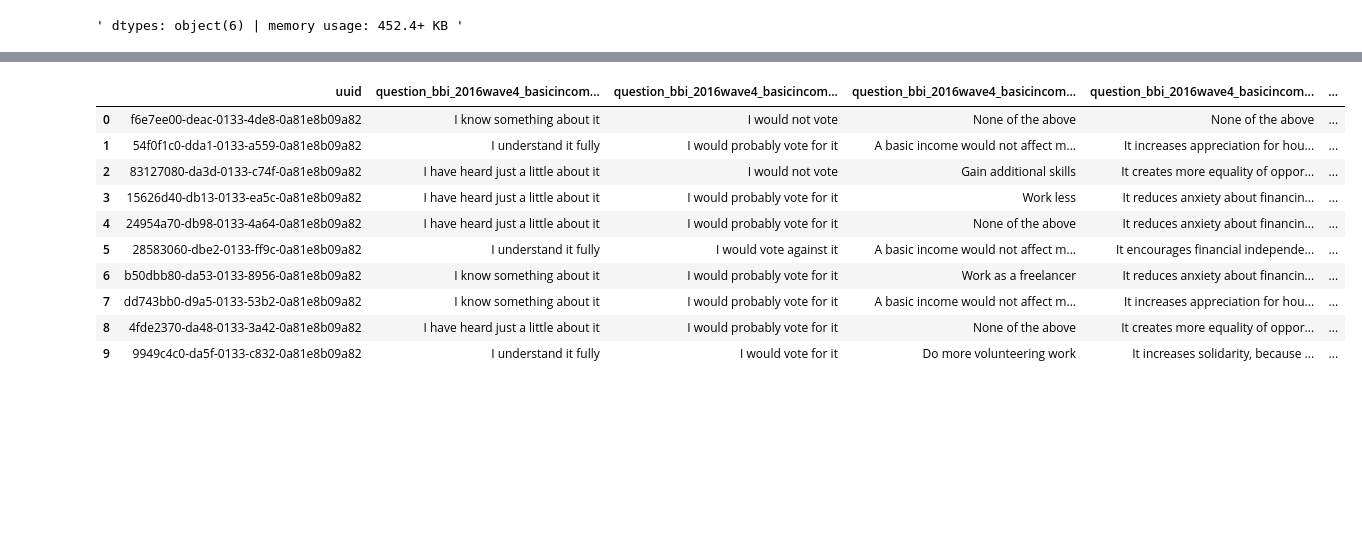
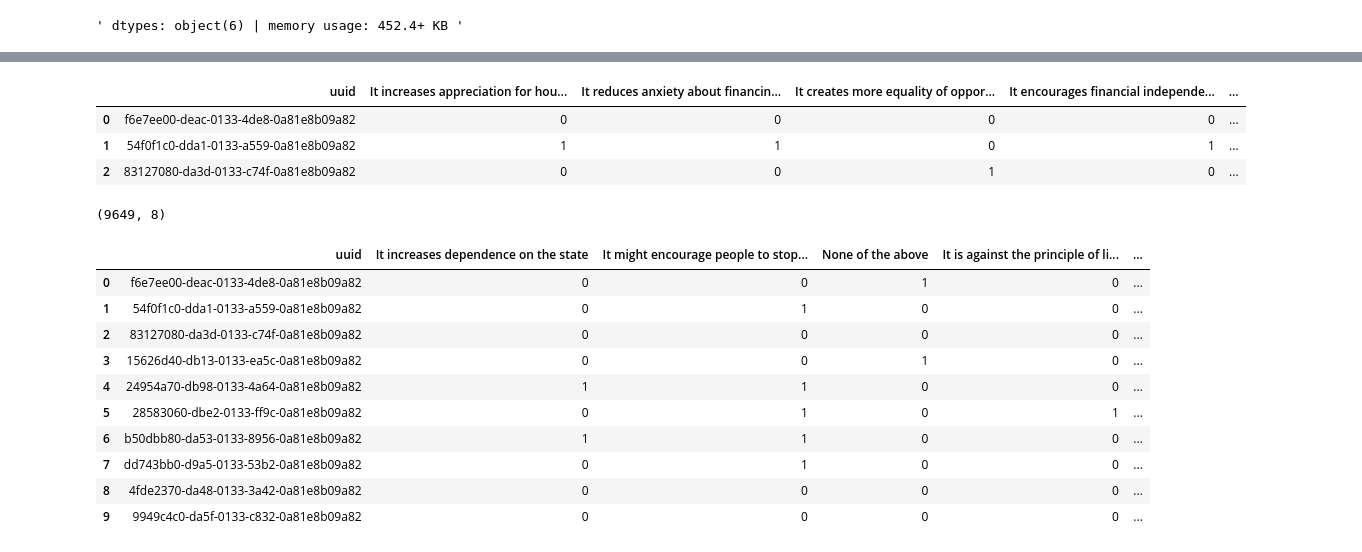
Before and after one commit to LAMDAMielgo/European_DataJobs_Poll, a Jupyter notebook: notebooks/acquisition.ipynb, the cells around one changed output, grey strips where cells are left out. Cells and saved outputs as stored; diff of their text form; code cells hidden in the pictures; blank space fills up the shorter version.

```diff
--- a/notebooks/acquisition.ipynb
+++ b/notebooks/acquisition.ipynb
@@ -394,7 +325,7 @@ try:
     ### Here comes the dict from web scrapping
 
     # Paso 1_ transformar datos en cols en elementos más legibles
-    df_country_info['country_Names_prueba'] = countryCode_to_countryName(
+    df_country_info['country_Names'] = countryCode_to_countryName(
         serie= df_country_info['country_code'],
         web_page= 'https://ec.europa.eu/eurostat/statistics-explained/index.php/Glossary:Country_codes')
 
@@ -512,3 +478,20 @@ def split_str_at_char(str_to_split, cutter):
+# %%
+def multiple_choice_col_to_DF(serie, separator):
+    ser = serie
+    sep = separator
+
+    poll_info_allResponses = get_uniqueResponses(ser, sep)
+    graph_list_of_responses = ser.apply(lambda x: x.split(sep))
+
+    binary_series = graph_list_of_responses.apply(lambda x: binary_matrix(poll_info_allResponses, x))
+    binary_dict = dict(zip(binary_series.index, binary_series.values))
+
+    binary_df = pd.DataFrame.from_dict(binary_dict, orient='index', columns= poll_info_allResponses)
+
+    new_col = df_poll_info['uuid']  # can be a list, a Series, an array or a scalar
+    binary_df.insert(loc=0, column='uuid', value=new_col)
+
+    return binary_df
 # %%
 df_poll_info['question_bbi_2016wave4_basicincome_effect'] = [split_str_at_char(response, 'Û_ ')
                                                             if re.search('Û_ ', response)
@@ -527,8 +500,0 @@ initial_cols = ['question_bbi_2016wave4_basicincome_awareness', 'question_bbi_20
-# %%
-new_bool_df = separate_df_to_bools(df_poll_info,\
-                                   cols_to_separate= initial_cols,\
-                                   cols_separated= all_responses)
-
-df_poll_info = df_poll_info.join(other= new_bool_df, on=None, how='left', sort=False)
-
-# df_poll_info.drop(columns=initial_cols, inplace= True)
@@ -534,0 +503,16 @@ df_poll_info = df_poll_info.join(other= new_bool_df, on=None, how='left', sort=F
+# %%
+df_poll_basicincome_awareness = multiple_choice_col_to_DF(df_poll_info['question_bbi_2016wave4_basicincome_awareness'],
+                                                                separator = ' | ')
+
+df_poll_basicincome_vote = multiple_choice_col_to_DF(df_poll_info['question_bbi_2016wave4_basicincome_vote'],
+                                                                separator = ' | ')
+
+df_poll_basicincome_effect = multiple_choice_col_to_DF(df_poll_info['question_bbi_2016wave4_basicincome_effect'],
+                                                                separator = ' | ')
+
+
+df_poll_basicincome_argumentsagainst = multiple_choice_col_to_DF(df_poll_info['question_bbi_2016wave4_basicincome_argumentsagainst'],
+                                                                separator = ' | ')
+
+df_poll_basicincome_argumentsfor = multiple_choice_col_to_DF(df_poll_info['question_bbi_2016wave4_basicincome_argumentsfor'],
+                                                                separator = ' | ')
@@ -535,14 +542,25 @@ df_poll_info = df_poll_info.join(other= new_bool_df, on=None, how='left', sort=F
+# %%
+df_poll_basicincome_argumentsfor.head(3)
+# %% [output]
+|  | uuid | It increases appreciation for hou... | It reduces anxiety about financin... | It creates more equality of oppor... | It encourages financial independe... | ... |
+| 0 | f6e7ee00-deac-0133-4de8-0a81e8b09a82 | 0 | 0 | 0 | 0 | ... |
+| 1 | 54f0f1c0-dda1-0133-a559-0a81e8b09a82 | 1 | 1 | 0 | 1 | ... |
+| 2 | 83127080-da3d-0133-c74f-0a81e8b09a82 | 0 | 0 | 1 | 0 | ... |
+# %%
+df_poll_basicincome_argumentsfor.shape
+# %% [output]
+(9649, 8)
 # %%
-df_poll_info.head(10)
+df_poll_basicincome_argumentsagainst.head(10)
 # %% [output]
-|  | uuid | question_bbi_2016wave4_basicincom... | question_bbi_2016wave4_basicincom... | question_bbi_2016wave4_basicincom... | question_bbi_2016wave4_basicincom... | ... |
-| 0 | f6e7ee00-deac-0133-4de8-0a81e8b09a82 | I know something about it | I would not vote | None of the above | None of the above | ... |
-| 1 | 54f0f1c0-dda1-0133-a559-0a81e8b09a82 | I understand it fully | I would probably vote for it | A basic income would not affect m... | It increases appreciation for hou... | ... |
-| 2 | 83127080-da3d-0133-c74f-0a81e8b09a82 | I have heard just a little about it | I would not vote | Gain additional skills | It creates more equality of oppor... | ... |
-| 3 | 15626d40-db13-0133-ea5c-0a81e8b09a82 | I have heard just a little about it | I would probably vote for it | Work less | It reduces anxiety about financin... | ... |
-| 4 | 24954a70-db98-0133-4a64-0a81e8b09a82 | I have heard just a little about it | I would probably vote for it | None of the above | It reduces anxiety about financin... | ... |
-| 5 | 28583060-dbe2-0133-ff9c-0a81e8b09a82 | I understand it fully | I would vote against it | A basic income would not affect m... | It encourages financial independe... | ... |
-| 6 | b50dbb80-da53-0133-8956-0a81e8b09a82 | I know something about it | I would probably vote for it | Work as a freelancer | It reduces anxiety about financin... | ... |
-| 7 | dd743bb0-d9a5-0133-53b2-0a81e8b09a82 | I know something about it | I would probably vote for it | A basic income would not affect m... | It increases appreciation for hou... | ... |
-| 8 | 4fde2370-da48-0133-3a42-0a81e8b09a82 | I have heard just a little about it | I would probably vote for it | None of the above | It creates more equality of oppor... | ... |
-| 9 | 9949c4c0-da5f-0133-c832-0a81e8b09a82 | I understand it fully | I would vote for it | Do more volunteering work | It increases solidarity, because ... | ... |
+|  | uuid | It increases dependence on the state | It might encourage people to stop... | None of the above | It is against the principle of li... | ... |
+| 0 | f6e7ee00-deac-0133-4de8-0a81e8b09a82 | 0 | 0 | 1 | 0 | ... |
+| 1 | 54f0f1c0-dda1-0133-a559-0a81e8b09a82 | 0 | 1 | 0 | 0 | ... |
+| 2 | 83127080-da3d-0133-c74f-0a81e8b09a82 | 0 | 0 | 0 | 0 | ... |
+| 3 | 15626d40-db13-0133-ea5c-0a81e8b09a82 | 0 | 0 | 1 | 0 | ... |
+| 4 | 24954a70-db98-0133-4a64-0a81e8b09a82 | 1 | 1 | 0 | 0 | ... |
+| 5 | 28583060-dbe2-0133-ff9c-0a81e8b09a82 | 0 | 1 | 0 | 1 | ... |
+| 6 | b50dbb80-da53-0133-8956-0a81e8b09a82 | 1 | 1 | 0 | 0 | ... |
+| 7 | dd743bb0-d9a5-0133-53b2-0a81e8b09a82 | 0 | 1 | 0 | 0 | ... |
+| 8 | 4fde2370-da48-0133-3a42-0a81e8b09a82 | 0 | 0 | 0 | 0 | ... |
+| 9 | 9949c4c0-da5f-0133-c832-0a81e8b09a82 | 0 | 0 | 0 | 0 | ... |
```
Also changed, not shown: parts of 45 cells of this notebook.
